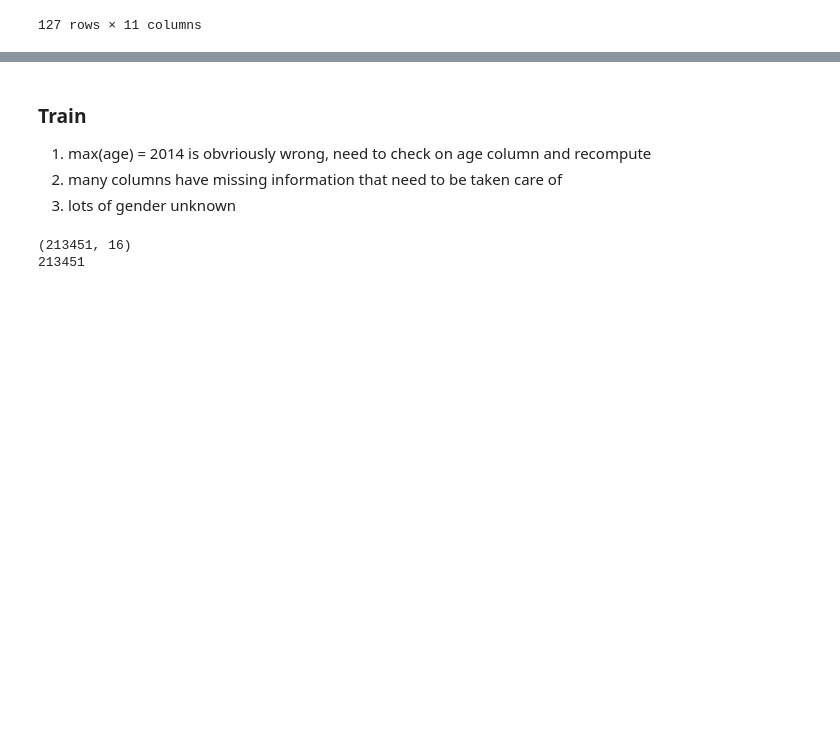
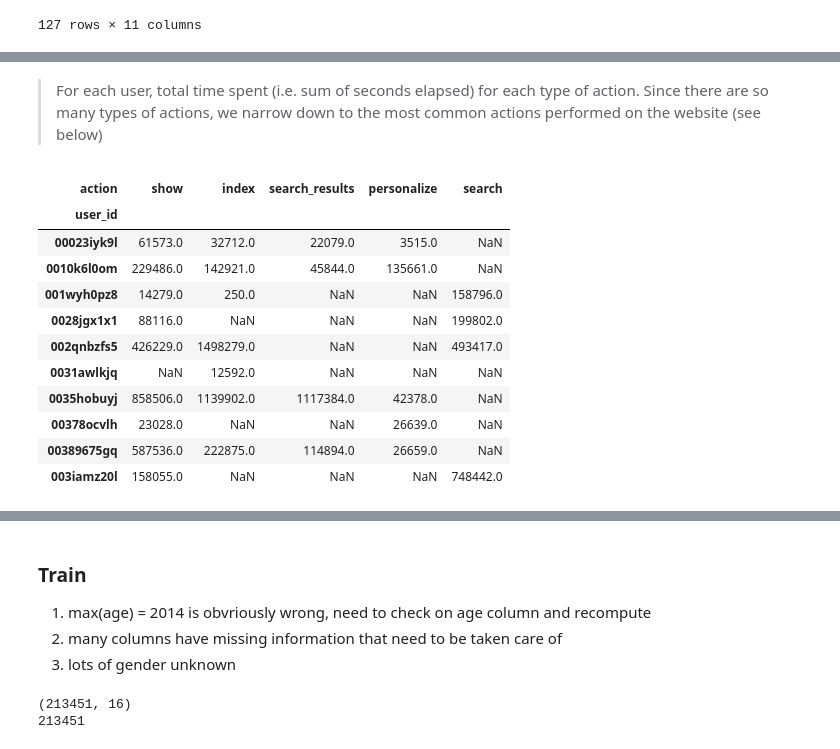
Before and after one commit to bkennedy04/msia420_airbnb_prediction, a Jupyter notebook: src/Airbnb 2.15.18.ipynb, the cells around one changed output, grey strips where cells are left out. Drawn from its saved outputs; the diff is of its cells as text; code cells hidden in the pictures; blank space fills up the shorter version.

```diff
--- a/src/Airbnb 2.15.18.ipynb
+++ b/src/Airbnb 2.15.18.ipynb
@@ -161,0 +194,17 @@ session_v2.head(127)
+# %% [markdown]
+> For each user, total time spent (i.e. sum of seconds elapsed) for each type of action. Since there are so many types of actions, we narrow down to the most common actions performed on the website (see below)
+# %%
+session_v3[['show','index','search_results','personalize','search']].head(10)
+# %% [output]
+| action | show | index | search_results | personalize | search |
+| user_id |  |  |  |  |  |
+| 00023iyk9l | 61573.0 | 32712.0 | 22079.0 | 3515.0 | NaN |
+| 0010k6l0om | 229486.0 | 142921.0 | 45844.0 | 135661.0 | NaN |
+| 001wyh0pz8 | 14279.0 | 250.0 | NaN | NaN | 158796.0 |
+| 0028jgx1x1 | 88116.0 | NaN | NaN | NaN | 199802.0 |
+| 002qnbzfs5 | 426229.0 | 1498279.0 | NaN | NaN | 493417.0 |
+| 0031awlkjq | NaN | 12592.0 | NaN | NaN | NaN |
+| 0035hobuyj | 858506.0 | 1139902.0 | 1117384.0 | 42378.0 | NaN |
+| 00378ocvlh | 23028.0 | NaN | NaN | 26639.0 | NaN |
+| 00389675gq | 587536.0 | 222875.0 | 114894.0 | 26659.0 | NaN |
+| 003iamz20l | 158055.0 | NaN | NaN | NaN | 748442.0 |
```
Also changed, not shown: parts of 17 cells of this notebook, 1 other file.
